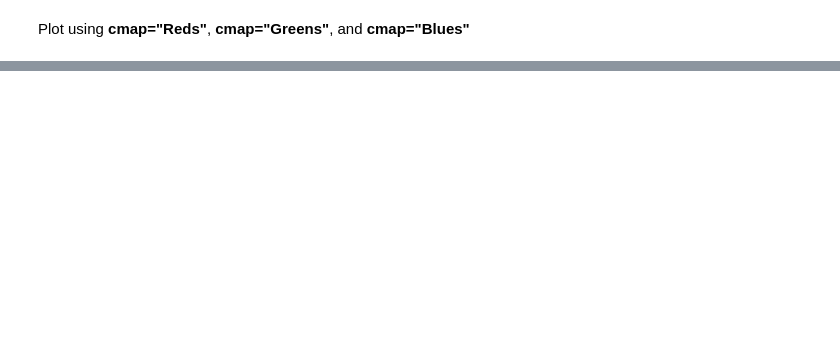
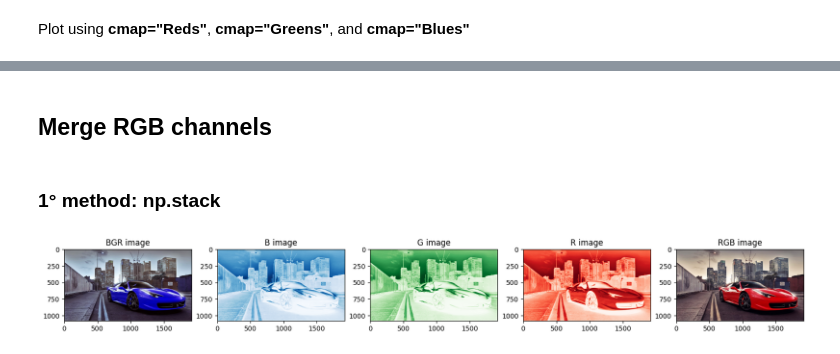
Before and after one commit to LorenzoSansone/Computer-Vision-and-Image-Processing-fundamentals, a Jupyter notebook: 00-analyze-image/Intro_images.ipynb, the cells around one changed output, grey strips where cells are left out. Saved outputs shown, nothing was run; the diff lists cells and outputs as text; code cells hidden in the pictures; blank space fills up the shorter version.

```diff
--- a/00-analyze-image/Intro_images.ipynb
+++ b/00-analyze-image/Intro_images.ipynb
@@ -251,0 +343,40 @@ plt.show()
+# %% [markdown]
+## Merge RGB channels
+# %% [markdown]
+### 1° method: np.stack
+# %%
+img_bgr = cv2.imread(IMG_PATH_RGB)
+
+# Stacking B,G,R along the axes of channels (axis=-1, last channel)
+B = img_bgr[:,:,0]  # Getting the first axis (B)
+G = img_bgr[:,:,1]  # Getting the second axis (G)
+R = img_bgr[:,:,2]  # Getting the third axis (R)
+
+
+image_rgb = np.stack([R,G,B], axis=-1)  # axis specifies the position of the new axis (-1 means last position)
+
+plt.figure(figsize=(20,20))
+
+plt.subplot(1,5,1)
+plt.imshow(img_bgr)
+plt.title("BGR image")
+
+plt.subplot(1,5,2)
+plt.imshow(B, cmap="Blues")
+plt.title("B image")
+
+plt.subplot(1,5,3)
+plt.imshow(G, cmap="Greens")
+plt.title("G image")
+
+plt.subplot(1,5,4)
+plt.imshow(R, cmap="Reds")
+plt.title("R image")
+
+plt.subplot(1,5,5)
+plt.imshow(img_rgb)
+plt.title("RGB image")
+
+plt.show()
+# %% [output]
+[figure, added]
```
Also changed, not shown: parts of 15 cells of this notebook, 1 other file.
